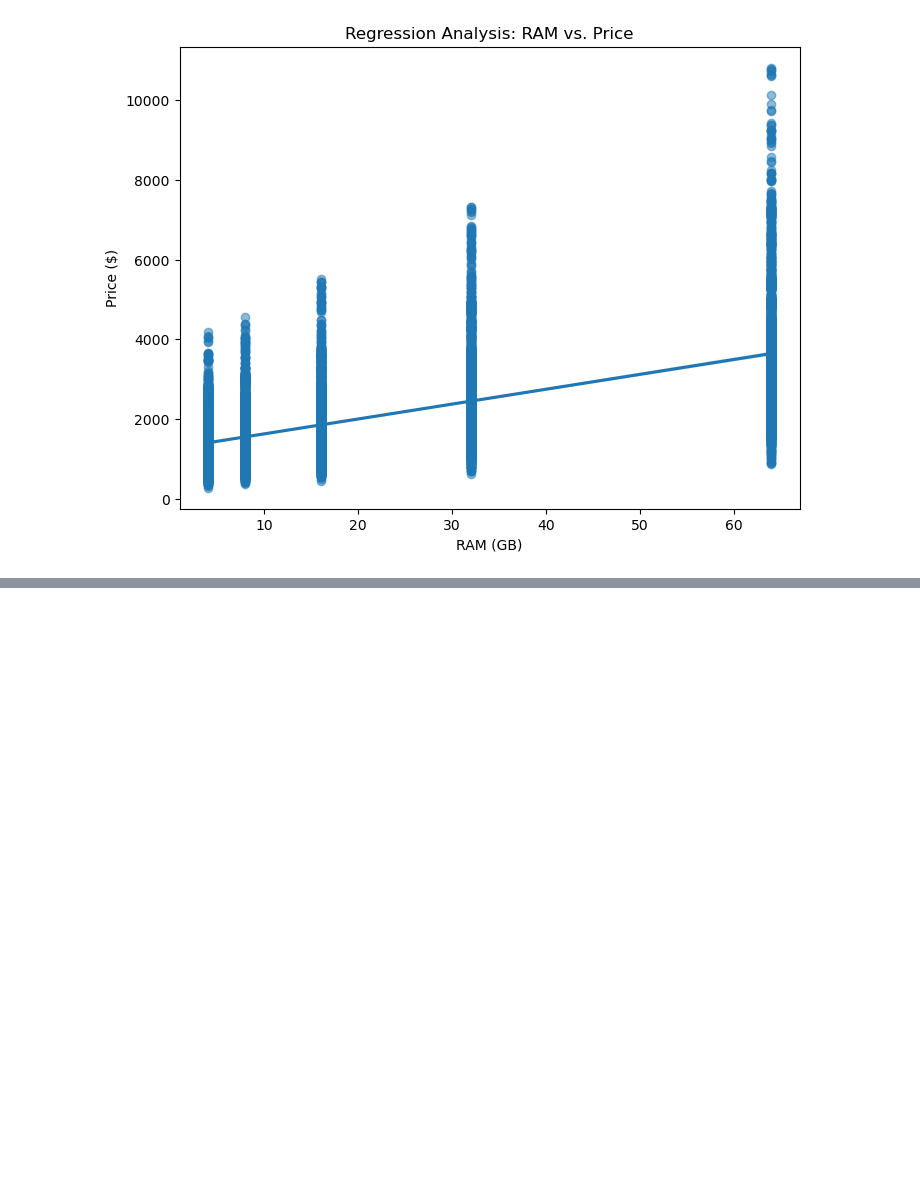
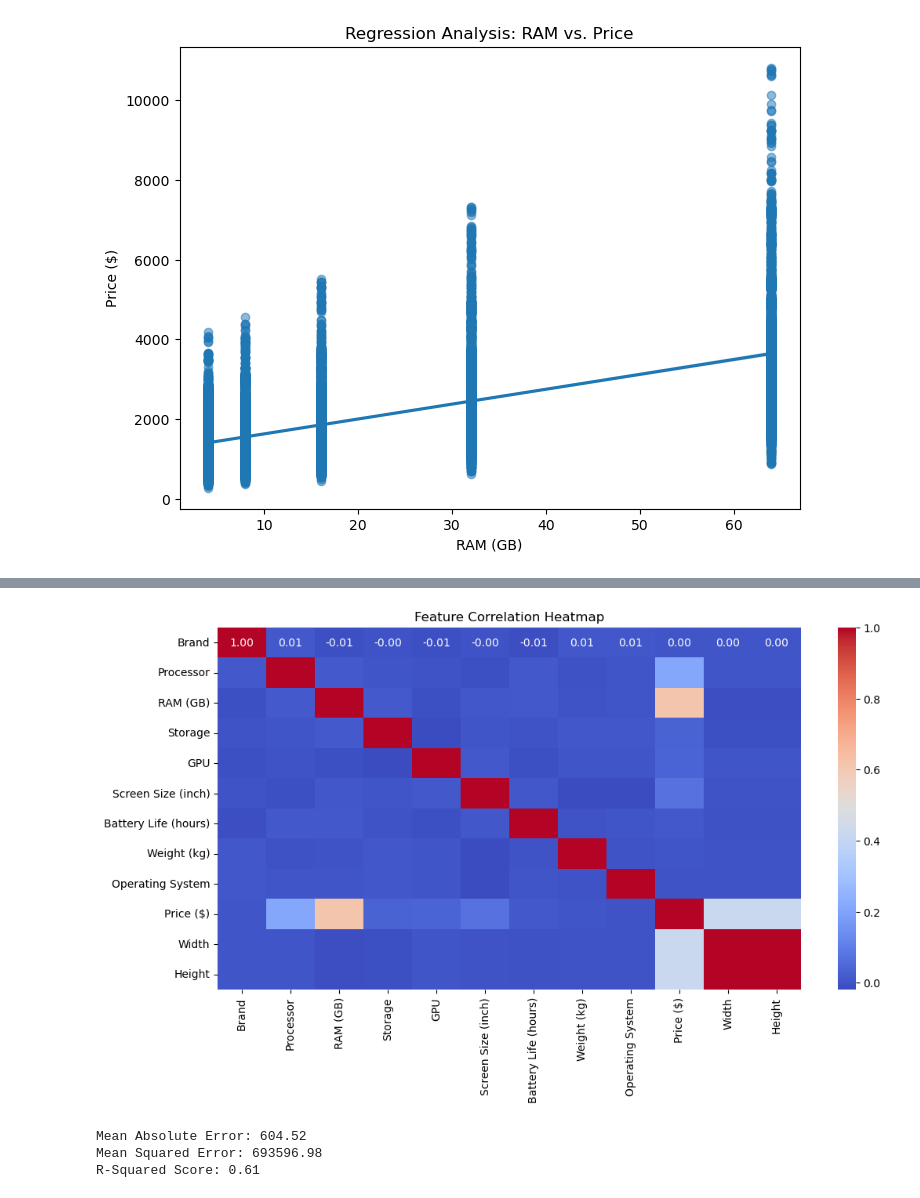
Before and after one commit to Binuri01/Data-Analytics-Assignment, a Jupyter notebook: Untitled17.ipynb, the cells around one changed output, grey strips where cells are left out. Drawn from its saved outputs; the diff is of its cells as text; code cells hidden in the pictures; blank space fills up the shorter version.

```diff
--- a/Untitled17.ipynb
+++ b/Untitled17.ipynb
@@ -262,3 +363,79 @@ show(p)
 [interactive output not drawn]
 [interactive output not drawn]
 [interactive output not drawn]
+# %%
+import pandas as pd
+import numpy as np
+import seaborn as sns
+import matplotlib.pyplot as plt
+from sklearn.preprocessing import LabelEncoder, StandardScaler
+from sklearn.model_selection import train_test_split
+from sklearn.linear_model import LinearRegression
+from sklearn.metrics import mean_absolute_error, mean_squared_error, r2_score
+
+df = pd.read_csv("laptop_prices.csv")
+
+display(df.info())
+display(df.describe())
+
+df.dropna(inplace=True)
+
+label_encoders = {}
+categorical_columns = ['Brand', 'Processor', 'GPU', 'Operating System']
+
+for col in categorical_columns:
+    label_encoders[col] = LabelEncoder()
+    df[col] = label_encoders[col].fit_transform(df[col])
+
+def extract_storage_value(storage):
+    import re
+    match = re.search(r'(\d+)', str(storage))
+    return int(match.group(1)) if match else 0
+
+df['Storage'] = df['Storage'].apply(extract_storage_value)
+
+def extract_resolution(res):
+    try:
+        width, height = map(int, res.lower().split('x'))
+        return width, height
+    except:
+        return None, None
+
+df[['Width', 'Height']] = df['Resolution'].apply(lambda x: pd.Series(extract_resolution(x)))
+
+df.drop(columns=['Resolution'], inplace=True)
+
+X = df.drop(columns=['Price ($)'])
+y = df['Price ($)']
+
+scaler = StandardScaler()
+X_scaled = scaler.fit_transform(X)
+
+plt.figure(figsize=(12, 6))
+sns.heatmap(df.corr(), annot=True, cmap="coolwarm", fmt=".2f")
+plt.title("Feature Correlation Heatmap")
+plt.show()
+
+X_train, X_test, y_train, y_test = train_test_split(X_scaled, y, test_size=0.2, random_state=42)
+
+model = LinearRegression()
+model.fit(X_train, y_train)
+
+y_pred = model.predict(X_test)
+
+mae = mean_absolute_error(y_test, y_pred)
+mse = mean_squared_error(y_test, y_pred)
+r2 = r2_score(y_test, y_pred)
+
+print(f"Mean Absolute Error: {mae:.2f}")
+print(f"Mean Squared Error: {mse:.2f}")
+print(f"R-Squared Score: {r2:.2f}")
+
+feature_importance = pd.DataFrame({'Feature': X.columns, 'Coefficient': model.coef_})
+feature_importance = feature_importance.sort_values(by='Coefficient', ascending=False)
+
+plt.figure(figsize=(10, 6))
+sns.barplot(x='Coefficient', y='Feature', data=feature_importance)
+plt.title("Feature Importance in Laptop Pricing")
+plt.show()
+# %% [output]
@@ -264,0 +470,4 @@ show(p)
+[figure, added]
+Mean Absolute Error: 604.52
+Mean Squared Error: 693596.98
+R-Squared Score: 0.61
```
Also changed, not shown: parts of 4 cells of this notebook.
